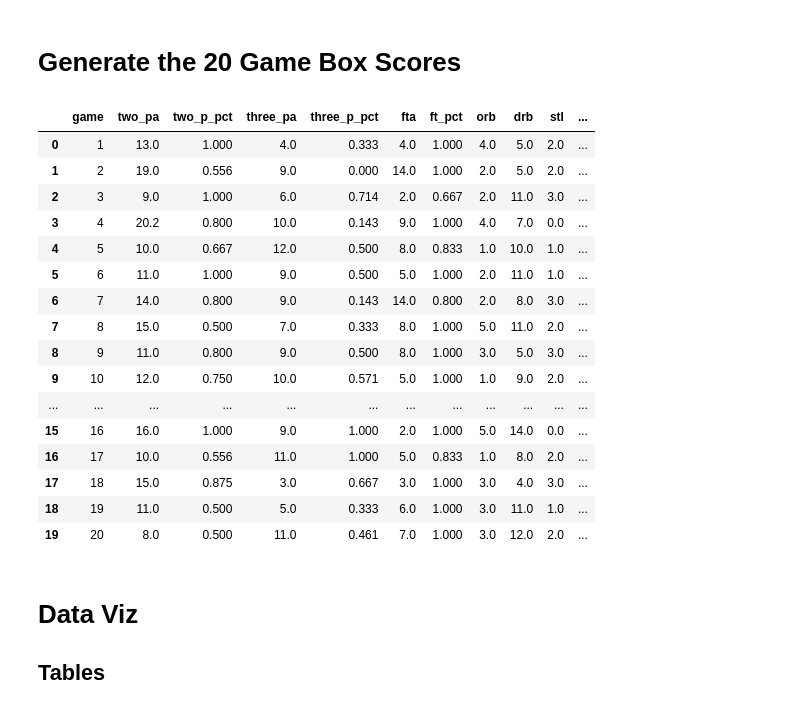
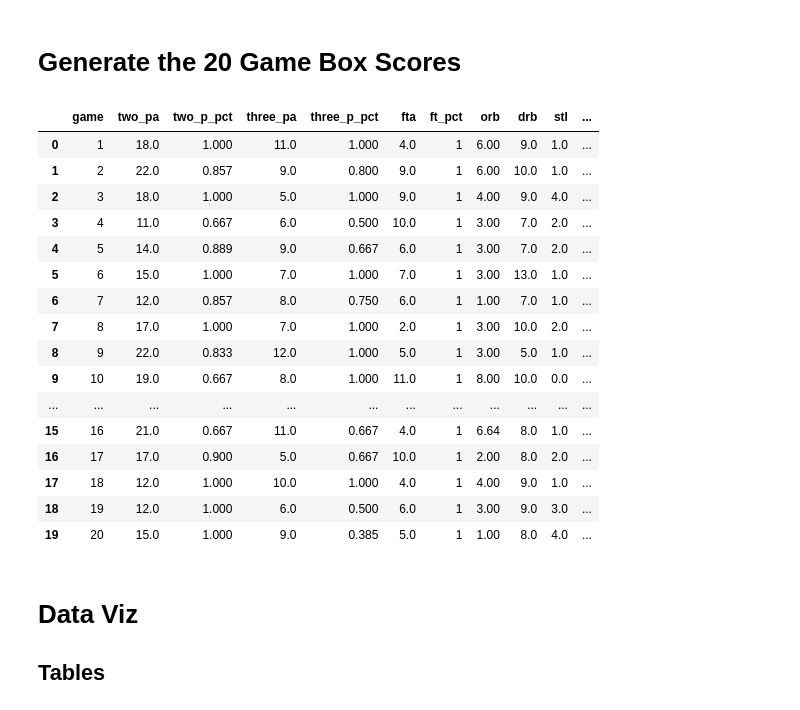
Before and after one commit to MylesThomas/perfect-nba-player, a Jupyter notebook: script.ipynb, the cells around one changed output. Saved outputs shown, nothing was run; the diff lists cells and outputs as text; code cells hidden in the pictures.

```diff
--- a/script.ipynb
+++ b/script.ipynb
@@ -98,7 +98,7 @@ Let's get started.
 import pandas as pd
 import numpy as np
 import matplotlib.pyplot as plt
-%matplotlib inline
+#%matplotlib inline
 import seaborn as sns
 import random
 import statistics
@@ -108,14 +108,14 @@ import plotly.graph_objects as go
 warnings.filterwarnings('ignore')
 
 # Options
-pd.set_option('max_columns', None)
+#pd.set_option('max_columns', None)
 pd.set_option("display.precision", 3)
 warnings.filterwarnings('ignore')
 
 # Read in and view data
-PATH = "C:/Users/MT23510/OneDrive - Baker Tilly US/Documents/nba_games.csv"
-
-data_full = pd.read_csv(PATH)
-print(data_full.dtypes)
+google_drive_sharing_url = "https://drive.google.com/file/d/1kWZC9aJf3KCboVfqN8x83kyh6aVSVDWd/view?usp=sharing"
+path ='https://drive.google.com/uc?id=' + google_drive_sharing_url.split('/')[-2]
+data_full = pd.read_csv(path)
+#print(data_full.dtypes)
 data_full.head(3)
 # %% [output]
@@ -356,10 +366,16 @@ def generate_box_scores(df_box_score_data, variables, lower_bound, upper_bound,
         A list of random outcomes from the probability distribution
     """
     # Initialize dictionary
-    dict_outcomes = {'game': range(1, 21)}
+    dict_outcomes = {'game': range(1, 20 + 1)}
 
     # For each variable
     for x in variables:
+        # Quick fix: for variable 'ft_pct', simply simulate 20 games of 100%!
+        if x == "ft_pct":
+            l = [1] * 20
+            dict_outcomes[x] = l
+            continue
+
         # 1. Slices a box score dataset to only have elite player seasons games in it.
         df_elite_player_seasons = find_elite_player_seasons(df=df_box_score_data,
                                                             variable_of_interest=x,
@@ -368,14 +384,12 @@ def generate_box_scores(df_box_score_data, variables, lower_bound, upper_bound,
 
         # 2.Generate probability distribution
         probability_distribution = df_elite_player_seasons[x]
-
-        # 2. Take 20 random draws
+        # 3. Take 20 random draws
         simulated_outcomes = generate_random_outcomes(data=probability_distribution, n=n)
-
-        # 3. Add this value to the dictionary
+        # 4. Add this value to the dictionary
         dict_outcomes[x] = simulated_outcomes
 
-    # Turn this dictionary into pandas Data.Frame
+    # Turn this dictionary into pandas DataFrame
     box_score = pd.DataFrame(dict_outcomes)
     return box_score
 # %% [markdown]
@@ -387,36 +401,37 @@ df['two_pa'] = df['fga'] - df['three_pa']
 df['two_p_pct'] = df['two_p'] / df['two_pa']
 # %%
 # Take the list of variables needed to get our box score stats
-list_variables = ['two_pa', 'two_p_pct', 'three_pa', 'three_p_pct', 'fta', 'ft_pct',
+list_variables = ['two_pa', 'two_p_pct', 'three_pa', 'three_p_pct', 'fta',
+                  'ft_pct', # leave it in
                   'orb', 'drb', 'stl', 'blk',
                   'ast', 'tov']
 
 # Generate the raw box score stats
 df_raw_box_score = generate_box_scores(df_box_score_data=df,
                                        variables=list_variables,
                                        lower_bound=95,
                                        upper_bound=100,
                                        n=20)
 
 df_raw_box_score
 # %% [output]
 |  | game | two_pa | two_p_pct | three_pa | three_p_pct | fta | ft_pct | orb | drb | stl | ... |
-| 0 | 1 | 13.0 | 1.000 | 4.0 | 0.333 | 4.0 | 1.000 | 4.0 | 5.0 | 2.0 | ... |
-| 1 | 2 | 19.0 | 0.556 | 9.0 | 0.000 | 14.0 | 1.000 | 2.0 | 5.0 | 2.0 | ... |
-| 2 | 3 | 9.0 | 1.000 | 6.0 | 0.714 | 2.0 | 0.667 | 2.0 | 11.0 | 3.0 | ... |
-| 3 | 4 | 20.2 | 0.800 | 10.0 | 0.143 | 9.0 | 1.000 | 4.0 | 7.0 | 0.0 | ... |
-| 4 | 5 | 10.0 | 0.667 | 12.0 | 0.500 | 8.0 | 0.833 | 1.0 | 10.0 | 1.0 | ... |
-| 5 | 6 | 11.0 | 1.000 | 9.0 | 0.500 | 5.0 | 1.000 | 2.0 | 11.0 | 1.0 | ... |
-| 6 | 7 | 14.0 | 0.800 | 9.0 | 0.143 | 14.0 | 0.800 | 2.0 | 8.0 | 3.0 | ... |
-| 7 | 8 | 15.0 | 0.500 | 7.0 | 0.333 | 8.0 | 1.000 | 5.0 | 11.0 | 2.0 | ... |
-| 8 | 9 | 11.0 | 0.800 | 9.0 | 0.500 | 8.0 | 1.000 | 3.0 | 5.0 | 3.0 | ... |
-| 9 | 10 | 12.0 | 0.750 | 10.0 | 0.571 | 5.0 | 1.000 | 1.0 | 9.0 | 2.0 | ... |
+| 0 | 1 | 18.0 | 1.000 | 11.0 | 1.000 | 4.0 | 1 | 6.00 | 9.0 | 1.0 | ... |
+| 1 | 2 | 22.0 | 0.857 | 9.0 | 0.800 | 9.0 | 1 | 6.00 | 10.0 | 1.0 | ... |
+| 2 | 3 | 18.0 | 1.000 | 5.0 | 1.000 | 9.0 | 1 | 4.00 | 9.0 | 4.0 | ... |
+| 3 | 4 | 11.0 | 0.667 | 6.0 | 0.500 | 10.0 | 1 | 3.00 | 7.0 | 2.0 | ... |
+| 4 | 5 | 14.0 | 0.889 | 9.0 | 0.667 | 6.0 | 1 | 3.00 | 7.0 | 2.0 | ... |
+| 5 | 6 | 15.0 | 1.000 | 7.0 | 1.000 | 7.0 | 1 | 3.00 | 13.0 | 1.0 | ... |
+| 6 | 7 | 12.0 | 0.857 | 8.0 | 0.750 | 6.0 | 1 | 1.00 | 7.0 | 1.0 | ... |
+| 7 | 8 | 17.0 | 1.000 | 7.0 | 1.000 | 2.0 | 1 | 3.00 | 10.0 | 2.0 | ... |
+| 8 | 9 | 22.0 | 0.833 | 12.0 | 1.000 | 5.0 | 1 | 3.00 | 5.0 | 1.0 | ... |
+| 9 | 10 | 19.0 | 0.667 | 8.0 | 1.000 | 11.0 | 1 | 8.00 | 10.0 | 0.0 | ... |
 | ... | ... | ... | ... | ... | ... | ... | ... | ... | ... | ... | ... |
-| 15 | 16 | 16.0 | 1.000 | 9.0 | 1.000 | 2.0 | 1.000 | 5.0 | 14.0 | 0.0 | ... |
-| 16 | 17 | 10.0 | 0.556 | 11.0 | 1.000 | 5.0 | 0.833 | 1.0 | 8.0 | 2.0 | ... |
-| 17 | 18 | 15.0 | 0.875 | 3.0 | 0.667 | 3.0 | 1.000 | 3.0 | 4.0 | 3.0 | ... |
-| 18 | 19 | 11.0 | 0.500 | 5.0 | 0.333 | 6.0 | 1.000 | 3.0 | 11.0 | 1.0 | ... |
-| 19 | 20 | 8.0 | 0.500 | 11.0 | 0.461 | 7.0 | 1.000 | 3.0 | 12.0 | 2.0 | ... |
+| 15 | 16 | 21.0 | 0.667 | 11.0 | 0.667 | 4.0 | 1 | 6.64 | 8.0 | 1.0 | ... |
+| 16 | 17 | 17.0 | 0.900 | 5.0 | 0.667 | 10.0 | 1 | 2.00 | 8.0 | 2.0 | ... |
+| 17 | 18 | 12.0 | 1.000 | 10.0 | 1.000 | 4.0 | 1 | 4.00 | 9.0 | 1.0 | ... |
+| 18 | 19 | 12.0 | 1.000 | 6.0 | 0.500 | 6.0 | 1 | 3.00 | 9.0 | 3.0 | ... |
+| 19 | 20 | 15.0 | 1.000 | 9.0 | 0.385 | 5.0 | 1 | 1.00 | 8.0 | 4.0 | ... |
 # %% [markdown]
 # Data Viz
 
```
Also changed, not shown: parts of 22 cells of this notebook, 6 other files.
